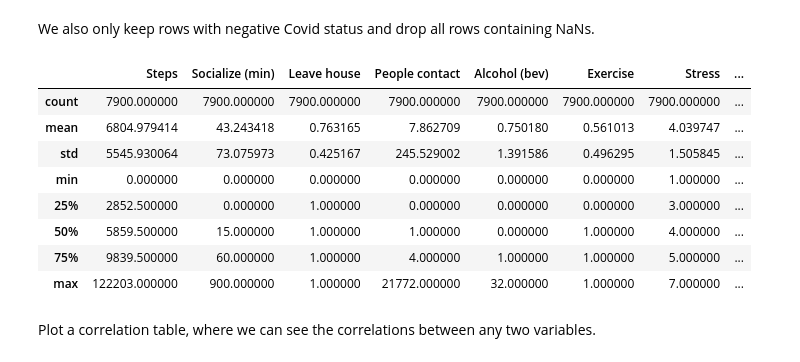
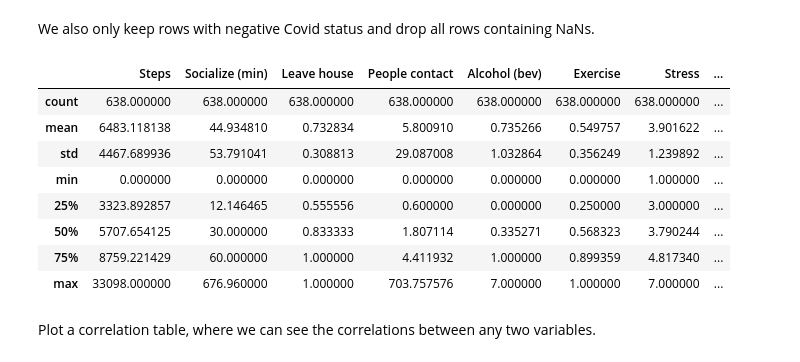
Before and after one commit to heksaani/DataScienceProject, a Jupyter notebook: covid19_dataset/eda_covid19_dataset.ipynb, the cells around one changed output. Cells and saved outputs as stored; diff of their text form; code cells hidden in the pictures.

```diff
--- a/covid19_dataset/eda_covid19_dataset.ipynb
+++ b/covid19_dataset/eda_covid19_dataset.ipynb
@@ -35,14 +17,14 @@ Index(['unique_id', 'record_id', 'redcap_repeat_instrument',
 There are too many columns in the dataframe. Let's pick only the ones that might affect the quality and duration of sleep. Sleeptime, sleep latency and the number of wakes are target variables, since we can take them to be descriptors of sleep quality. The rest are input variables, and we want to investigate how they affect the quality and duration of sleep.
 # %%
 # Choose which columns to pick from the dataset
-column_names = ['sleepdiary_fallasleep', 'sleepdiary_waketime', 'steps', 'socialize_min', 'leave_house', 'people_contact',
+column_names = ['sub_id', 'sleepdiary_fallasleep', 'sleepdiary_waketime', 'steps', 'socialize_min', 'leave_house', 'people_contact',
                 'alcohol_bev', 'exercise', 'stress', 'worry_scale', 'worry_finances', 'worry_health', 'PHQ9', 'PANAS_NA',
                 'PANAS_PA', 'isolation', 'covid_status', 'sleepdiary_sleeplatency', 'sleepdiary_wakes']
 
 df = df[column_names]
 
 # Rename columns
-df = df.rename(columns = {'steps': 'Steps', 'socialize_min': 'Socialize (min)', 'leave_house': 'Leave house',
+df = df.rename(columns = {'sub_id': 'id', 'steps': 'Steps', 'socialize_min': 'Socialize (min)', 'leave_house': 'Leave house',
                           'people_contact': 'People contact', 'alcohol_bev': 'Alcohol (bev)', 'exercise': 'Exercise',
                           'stress': 'Stress', 'worry_scale': 'Worry (scale)', 'worry_finances': 'Worry (finances)',
                           'worry_health': 'Worry (health)', 'PANAS_NA': 'PANAS (NA)', 'PANAS_PA': 'PANAS (PA)',
@@ -103,21 +85,25 @@ We also only keep rows with negative Covid status and drop all rows containing N
 # %%
 # Choose only rows with negative covid status
 df = df[df['Covid-19'] == 0]
 # Drop unecessary column
 df = df.drop(['Covid-19'], axis = 1)
 # Drop rows containing NaNs
 df = df.dropna()
+
+# Gather unique IDs and group by those
+unique_id = df.id.unique()
+df = df.groupby('id').mean()
 df.describe()
 # %% [output]
 |  | Steps | Socialize (min) | Leave house | People contact | Alcohol (bev) | Exercise | Stress | ... |
-| count | 7900.000000 | 7900.000000 | 7900.000000 | 7900.000000 | 7900.000000 | 7900.000000 | 7900.000000 | ... |
-| mean | 6804.979414 | 43.243418 | 0.763165 | 7.862709 | 0.750180 | 0.561013 | 4.039747 | ... |
-| std | 5545.930064 | 73.075973 | 0.425167 | 245.529002 | 1.391586 | 0.496295 | 1.505845 | ... |
+| count | 638.000000 | 638.000000 | 638.000000 | 638.000000 | 638.000000 | 638.000000 | 638.000000 | ... |
+| mean | 6483.118138 | 44.934810 | 0.732834 | 5.800910 | 0.735266 | 0.549757 | 3.901622 | ... |
+| std | 4467.689936 | 53.791041 | 0.308813 | 29.087008 | 1.032864 | 0.356249 | 1.239892 | ... |
 | min | 0.000000 | 0.000000 | 0.000000 | 0.000000 | 0.000000 | 0.000000 | 1.000000 | ... |
-| 25% | 2852.500000 | 0.000000 | 1.000000 | 0.000000 | 0.000000 | 0.000000 | 3.000000 | ... |
-| 50% | 5859.500000 | 15.000000 | 1.000000 | 1.000000 | 0.000000 | 1.000000 | 4.000000 | ... |
-| 75% | 9839.500000 | 60.000000 | 1.000000 | 4.000000 | 1.000000 | 1.000000 | 5.000000 | ... |
-| max | 122203.000000 | 900.000000 | 1.000000 | 21772.000000 | 32.000000 | 1.000000 | 7.000000 | ... |
+| 25% | 3323.892857 | 12.146465 | 0.555556 | 0.600000 | 0.000000 | 0.250000 | 3.000000 | ... |
+| 50% | 5707.654125 | 30.000000 | 0.833333 | 1.807114 | 0.335271 | 0.568323 | 3.790244 | ... |
+| 75% | 8759.221429 | 60.000000 | 1.000000 | 4.411932 | 1.000000 | 0.899359 | 4.817340 | ... |
+| max | 33098.000000 | 676.960000 | 1.000000 | 703.757576 | 7.000000 | 1.000000 | 7.000000 | ... |
 # %% [markdown]
 Plot a correlation table, where we can see the correlations between any two variables.
 # %%
```
Also changed, not shown: parts of 9 cells of this notebook, 1 other file.
